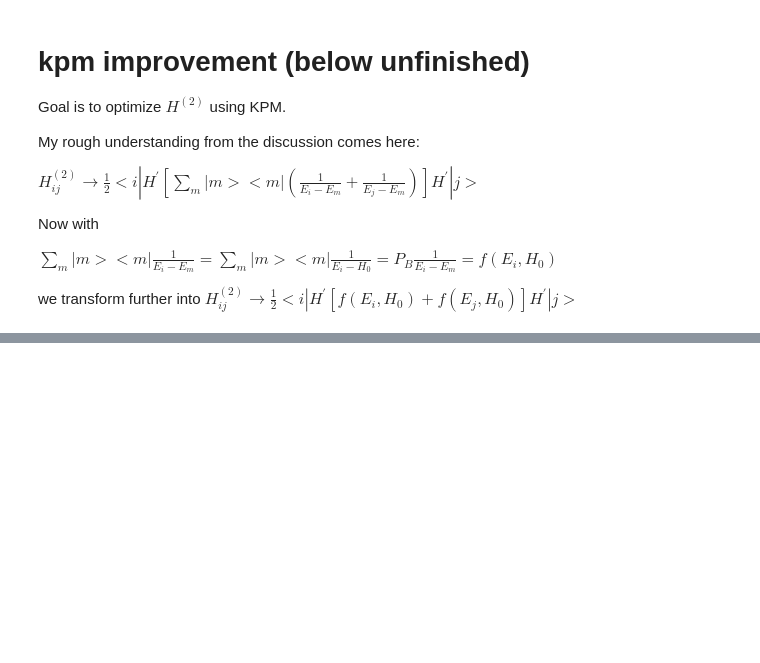
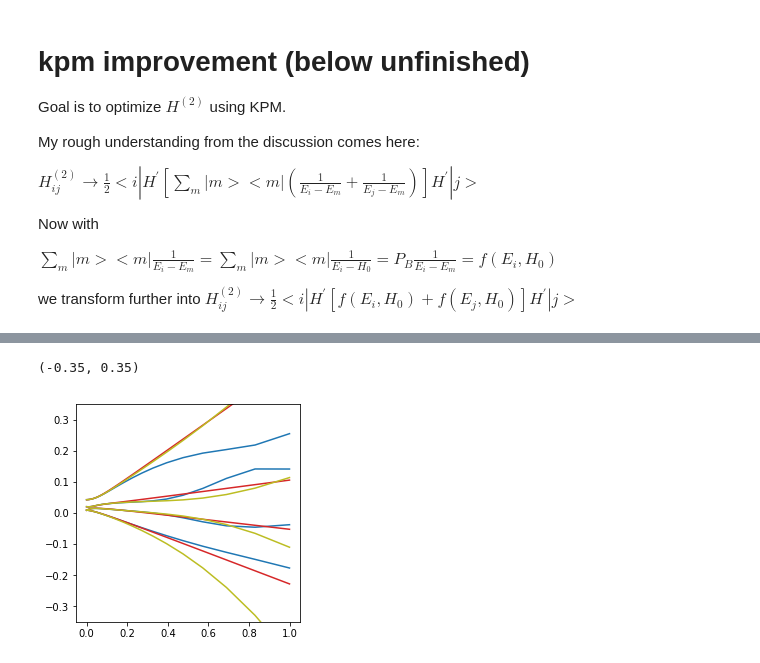
Before and after one commit to quantum-tinkerer/pymablock, a Jupyter notebook: analysis/main.ipynb, the cells around one changed output, grey strips where cells are left out. Drawn from its saved outputs; the diff is of its cells as text; code cells hidden in the pictures; blank space fills up the shorter version.

```diff
--- a/analysis/main.ipynb
+++ b/analysis/main.ipynb
@@ -167,12 +249,5 @@ for i, j in itertools.product(indices, indices):
     # calculate 1-st order perturbation
     H_eff_1.append(triproduct(evec[:, i], H1, evec[:, j]))
 
-    # calculate 2-nd order using KPM
-    element = kpm_magic(ev[i], H0, P_B) + kpm_magic(ev[j], H0, P_B)
-    element = 0.5 * H1 @ element @ H1
-    H_eff_1.append(triproduct(evec[:, i], element, evec[:, j]))
-
-
 H_eff_0 = np.diag(ev[indices])
 H_eff_1 = np.array(H_eff_1).reshape(n, n)
-H_eff_2 = np.array(H_eff_2).reshape(n, n)
@@ -178,0 +259,36 @@ H_eff_2 = np.array(H_eff_2).reshape(n, n)
+# %%
+kpm_params = dict(num_moments=1000)
+H_eff_2 = build_perturbation(ev[indices], evec[:,indices].T, H0, H1, kpm_params=kpm_params)
+# %%
+# only h1_eff
+energies_effective_1 = []
+# up to h2_eff
+energies_effective_2 = []
+
+for alpha in alphas:
+    H_eff = (H_eff_0 +
+             alpha * H_eff_1 +
+             0**2 * H_eff_2
+            )
+
+    e = la.eigvalsh(H_eff)
+    energies_effective_1.append(e)
+    H_eff = (H_eff_0 +
+             alpha * H_eff_1 +
+             alpha**2 * H_eff_2
+            )
+
+    e = la.eigvalsh(H_eff)
+    energies_effective_2.append(e)
+# %%
+# first and second order
+
+fig = plt.figure(figsize=(4,4))
+
+plt.plot(alphas, np.array(energies), 'C0');
+plt.plot(alphas, np.array(energies_effective_1), 'C3-');
+plt.plot(alphas, np.array(energies_effective_2), 'C8-');
+plt.ylim(-.35, .35)
+# %% [output]
+(-0.35, 0.35)
+[figure, added]
```
Also changed, not shown: parts of 20 cells of this notebook.
